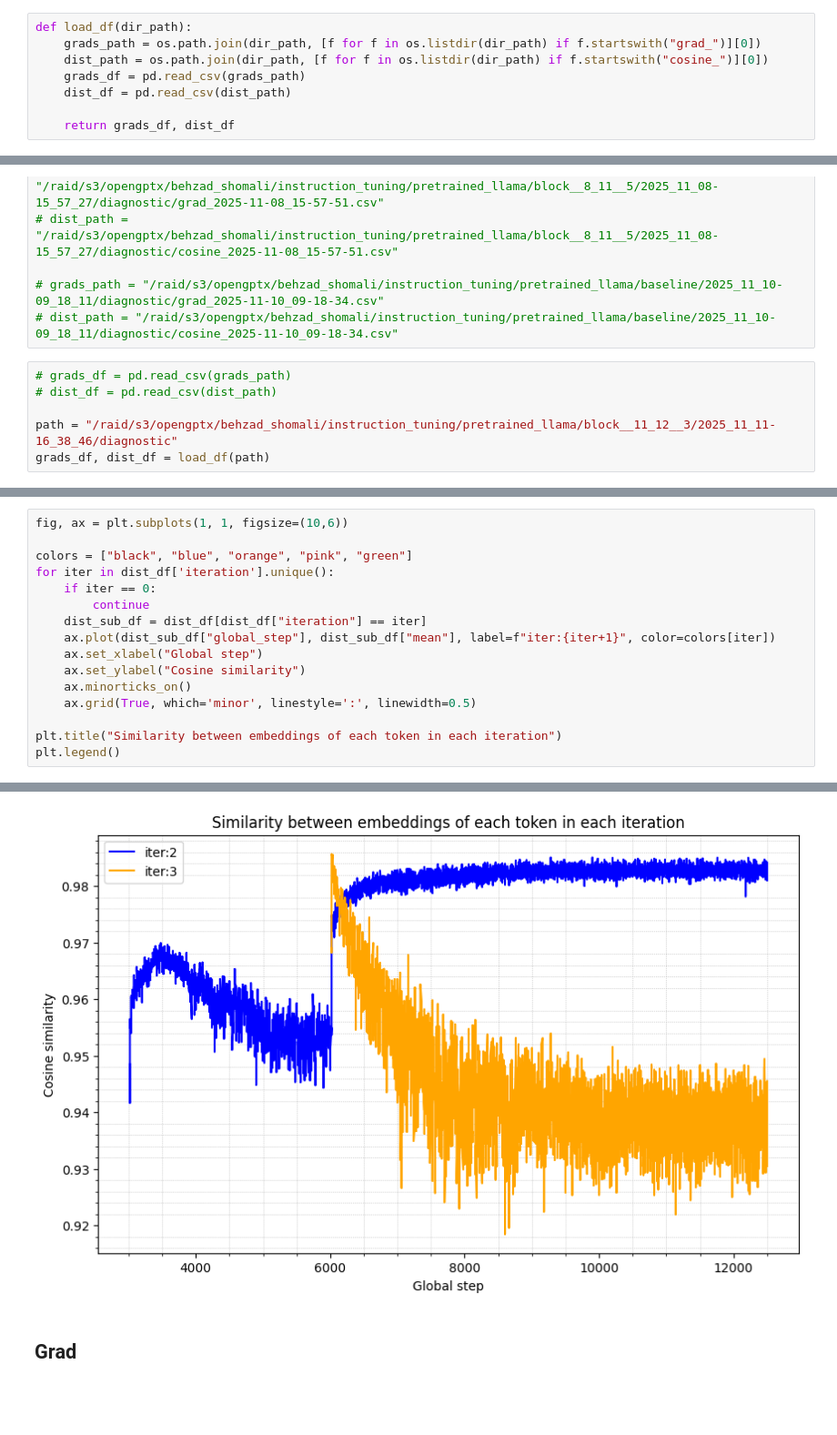
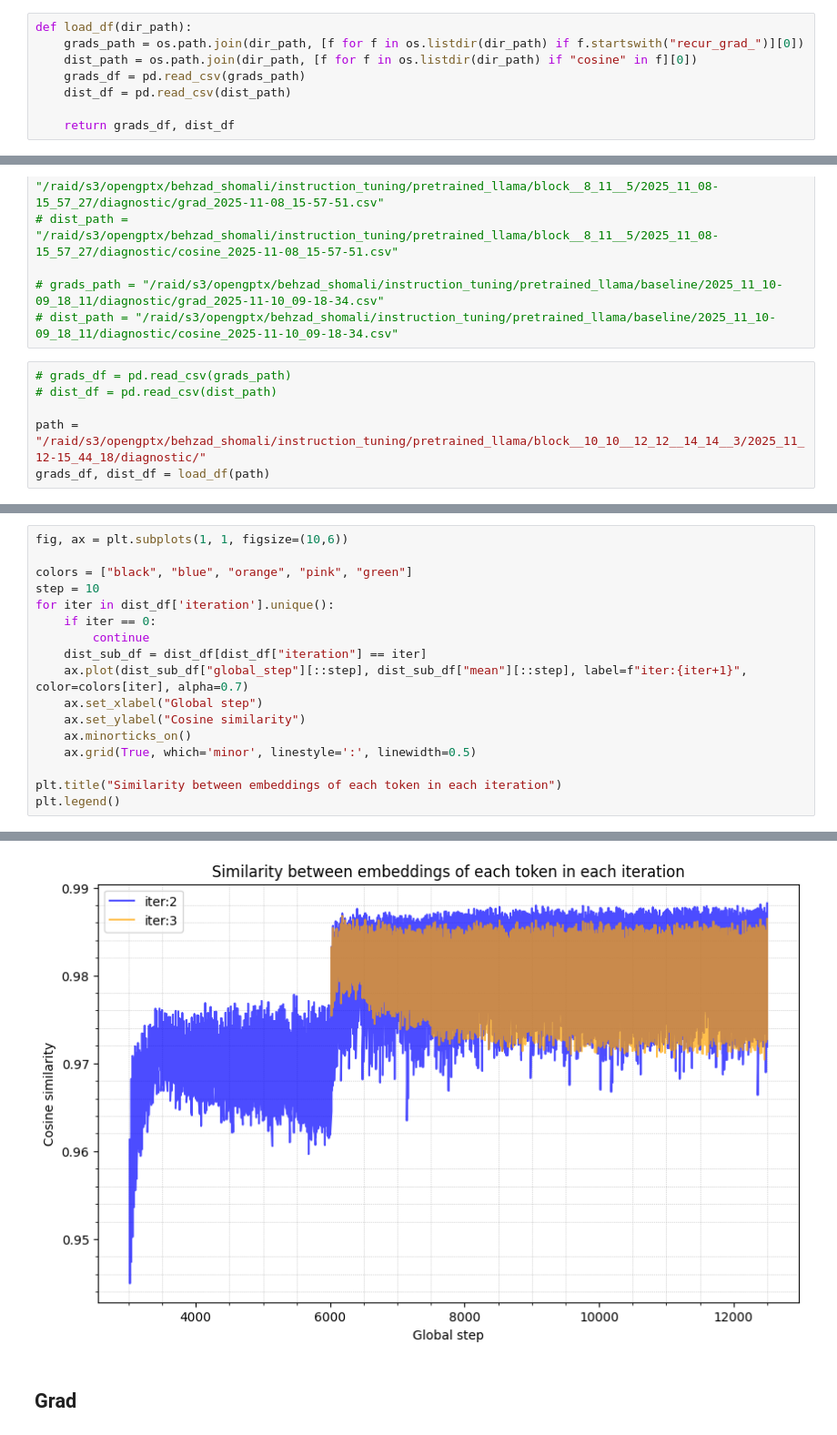
Before and after one commit to behzadshomali/modalities, a Jupyter notebook: src/modalities/notebooks/gradients_and_cosine.ipynb, the cells around one changed output, grey strips where cells are left out. Shown at 91% size. Cells and saved outputs as stored; diff of their text form; blank space fills up the shorter version.

```diff
--- a/src/modalities/notebooks/gradients_and_cosine.ipynb
+++ b/src/modalities/notebooks/gradients_and_cosine.ipynb
@@ -5,8 +5,8 @@ import matplotlib.pyplot as plt
 import os
 # %%
 def load_df(dir_path):
-    grads_path = os.path.join(dir_path, [f for f in os.listdir(dir_path) if f.startswith("grad_")][0])
-    dist_path = os.path.join(dir_path, [f for f in os.listdir(dir_path) if f.startswith("cosine_")][0])
+    grads_path = os.path.join(dir_path, [f for f in os.listdir(dir_path) if f.startswith("recur_grad_")][0])
+    dist_path = os.path.join(dir_path, [f for f in os.listdir(dir_path) if "cosine" in f][0])
     grads_df = pd.read_csv(grads_path)
     dist_df = pd.read_csv(dist_path)
 
@@ -30,7 +30,7 @@ def load_df(dir_path):
 # grads_df = pd.read_csv(grads_path)
 # dist_df = pd.read_csv(dist_path)
 
-path = "/raid/s3/opengptx/behzad_shomali/instruction_tuning/pretrained_llama/block__11_12__3/2025_11_11-16_38_46/diagnostic"
+path = "/raid/s3/opengptx/behzad_shomali/instruction_tuning/pretrained_llama/block__10_10__12_12__14_14__3/2025_11_12-15_44_18/diagnostic/"
 grads_df, dist_df = load_df(path)
 # %%
 print(grads_df.shape)
@@ -64,22 +64,23 @@ dist_df.head()
 # %%
 fig, ax = plt.subplots(1, 1, figsize=(10,6))
 
 colors = ["black", "blue", "orange", "pink", "green"]
+step = 10
 for iter in dist_df['iteration'].unique():
     if iter == 0:
         continue
     dist_sub_df = dist_df[dist_df["iteration"] == iter]
-    ax.plot(dist_sub_df["global_step"], dist_sub_df["mean"], label=f"iter:{iter+1}", color=colors[iter])
+    ax.plot(dist_sub_df["global_step"][::step], dist_sub_df["mean"][::step], label=f"iter:{iter+1}", color=colors[iter], alpha=0.7)
     ax.set_xlabel("Global step")
     ax.set_ylabel("Cosine similarity")
     ax.minorticks_on()
     ax.grid(True, which='minor', linestyle=':', linewidth=0.5)
 
 plt.title("Similarity between embeddings of each token in each iteration")
 plt.legend()
 # %% [output]
 <matplotlib.legend.Legend at 0x...>
-[figure, old version]
+[figure, new version]
 # %% [markdown]
 ## Grad
 # %%
```
Also changed, not shown: parts of 2 cells of this notebook, 1 other file.
